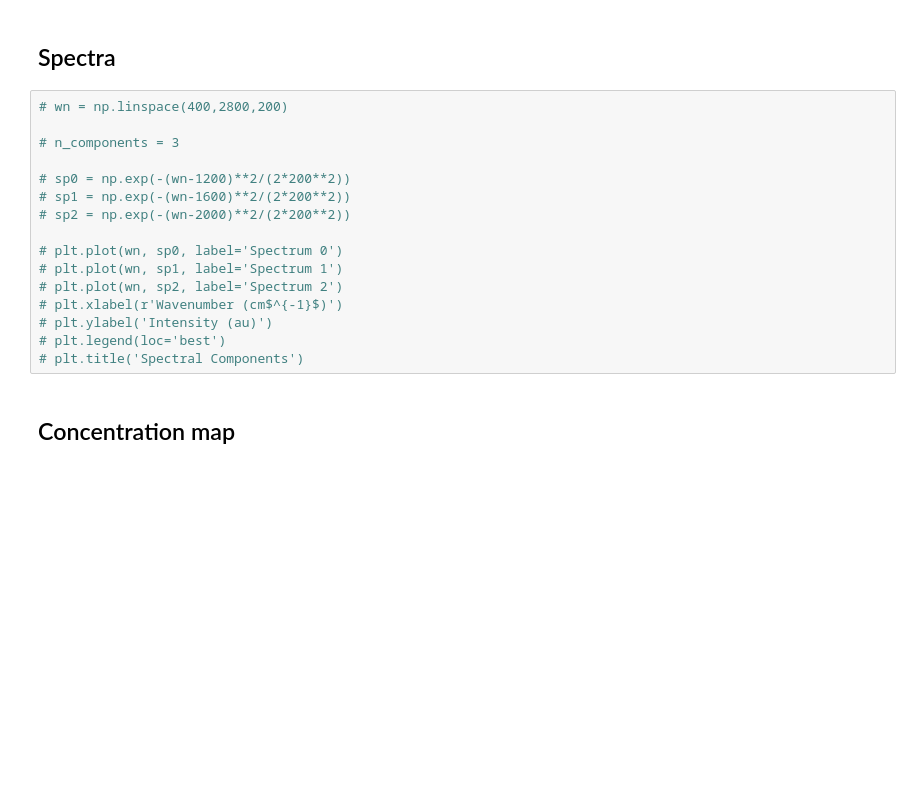
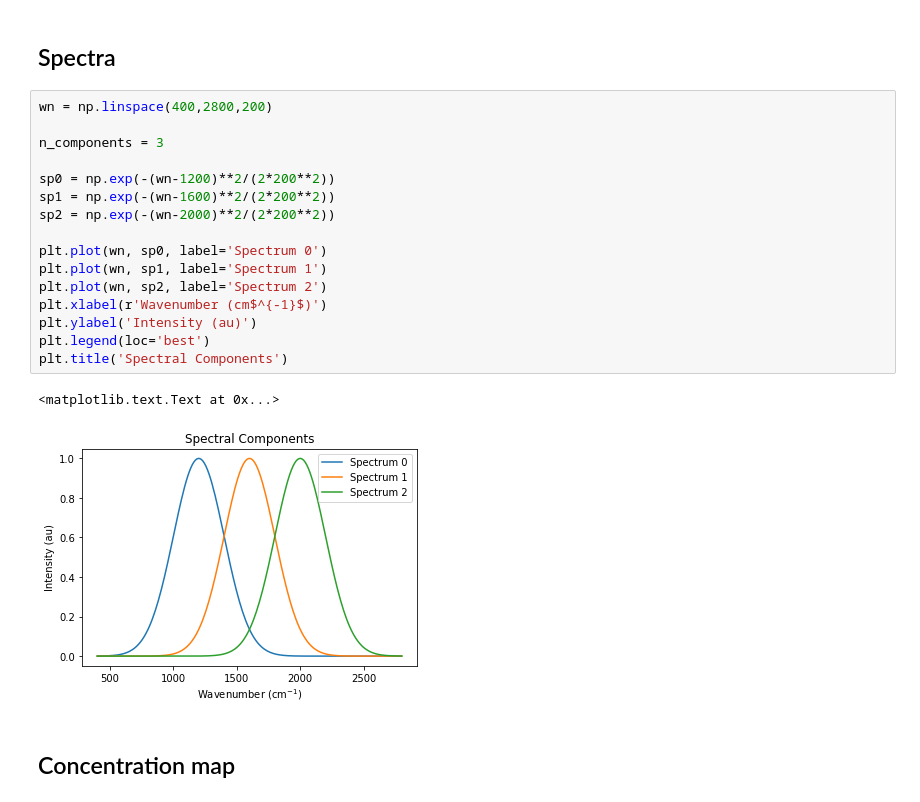
Before and after one commit to usnistgov/pyMCR, a Jupyter notebook: pymcr/notebooks/Demo.ipynb, the cells around one changed output. Drawn from its saved outputs; the diff is of its cells as text; blank space fills up the shorter version.

```diff
--- a/pymcr/notebooks/Demo.ipynb
+++ b/pymcr/notebooks/Demo.ipynb
@@ -12,21 +12,24 @@ from pymcr.mcr import McrAls
 # %% [markdown]
 ## Spectra
 # %%
-# wn = np.linspace(400,2800,200)
+wn = np.linspace(400,2800,200)
 
-# n_components = 3
+n_components = 3
 
-# sp0 = np.exp(-(wn-1200)**2/(2*200**2))
-# sp1 = np.exp(-(wn-1600)**2/(2*200**2))
-# sp2 = np.exp(-(wn-2000)**2/(2*200**2))
+sp0 = np.exp(-(wn-1200)**2/(2*200**2))
+sp1 = np.exp(-(wn-1600)**2/(2*200**2))
+sp2 = np.exp(-(wn-2000)**2/(2*200**2))
 
-# plt.plot(wn, sp0, label='Spectrum 0')
-# plt.plot(wn, sp1, label='Spectrum 1')
-# plt.plot(wn, sp2, label='Spectrum 2')
-# plt.xlabel(r'Wavenumber (cm$^{-1}$)')
-# plt.ylabel('Intensity (au)')
-# plt.legend(loc='best')
-# plt.title('Spectral Components')
+plt.plot(wn, sp0, label='Spectrum 0')
+plt.plot(wn, sp1, label='Spectrum 1')
+plt.plot(wn, sp2, label='Spectrum 2')
+plt.xlabel(r'Wavenumber (cm$^{-1}$)')
+plt.ylabel('Intensity (au)')
+plt.legend(loc='best')
+plt.title('Spectral Components')
+# %% [output]
+<matplotlib.text.Text at 0x...>
+[figure, added]
 # %% [markdown]
 ## Concentration map
 # %%
```
Also changed, not shown: parts of 19 cells of this notebook, 3 other files.
